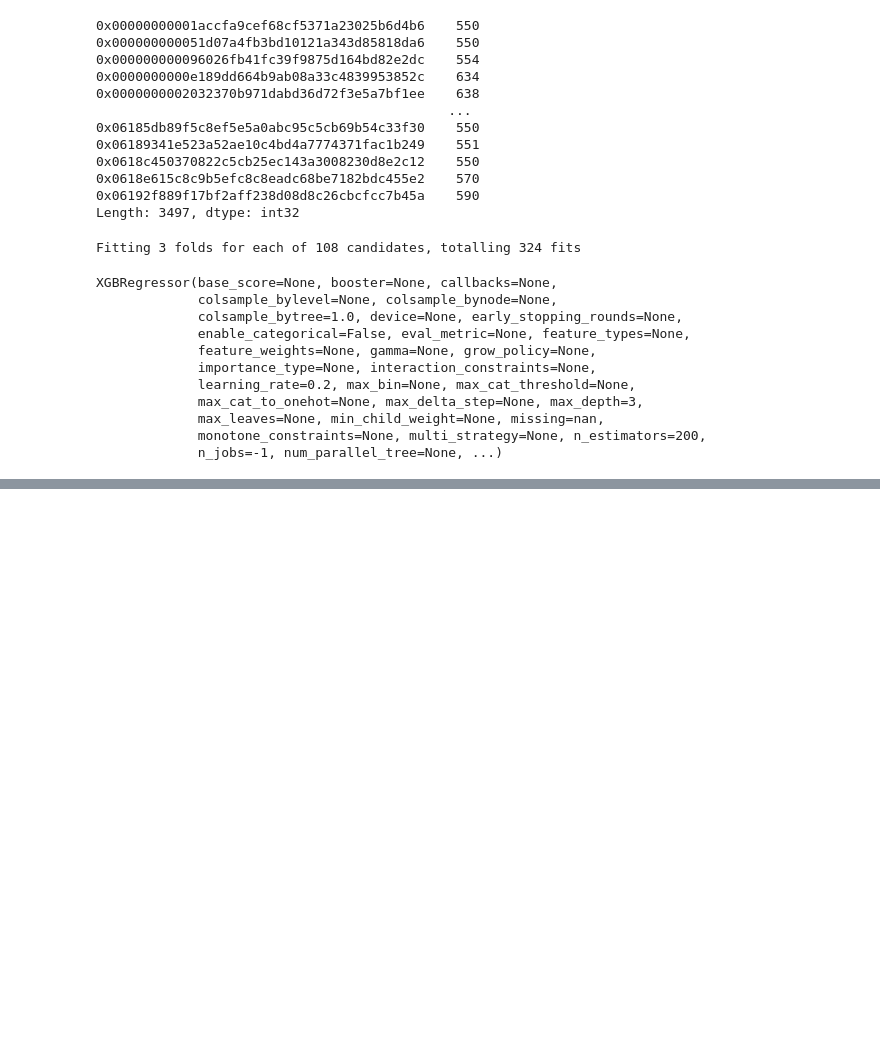
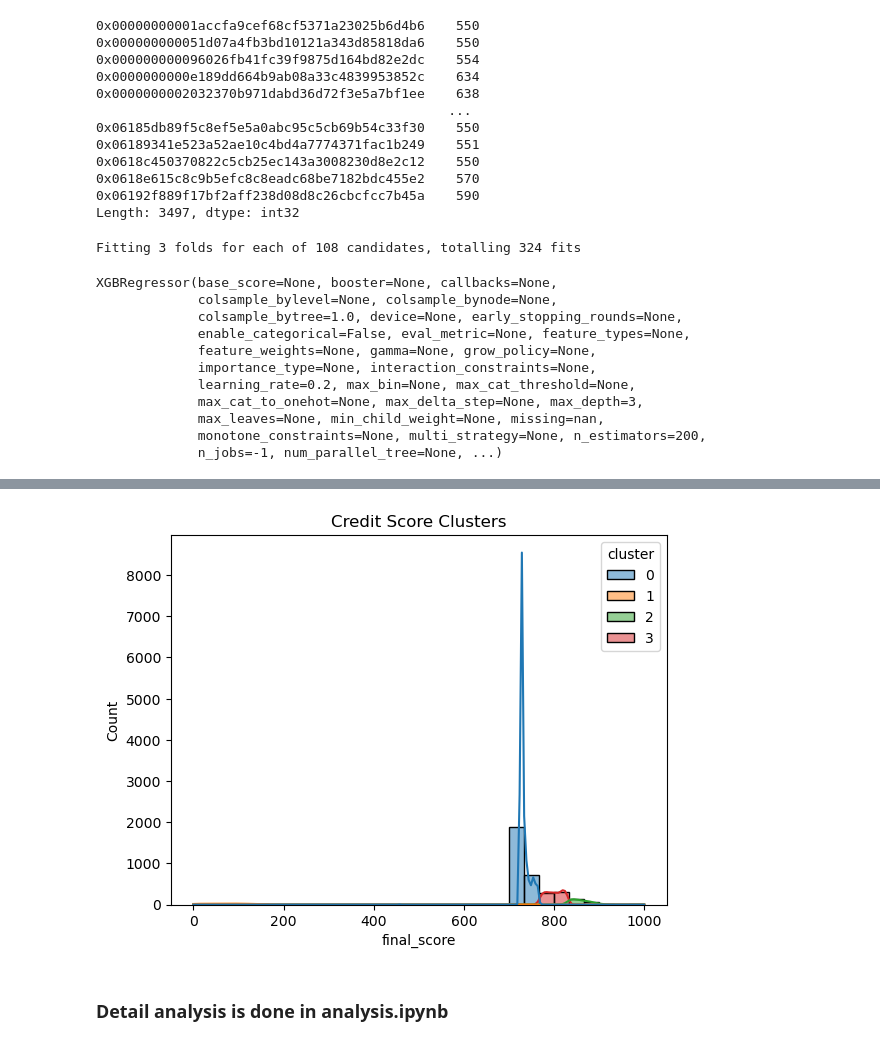
Before and after one commit to jayant1554/credit_score_defi, a Jupyter notebook: src/exp.ipynb, the cells around one changed output, grey strips where cells are left out. Drawn from its saved outputs; the diff is of its cells as text; code cells hidden in the pictures; blank space fills up the shorter version.

Commit message:
aupdated analysis

```diff
--- a/src/exp.ipynb
+++ b/src/exp.ipynb
@@ -159,0 +232,4 @@ Name: final_score, Length: 3497, dtype: int32
+# %%
+kmeans = KMeans(n_clusters=4, random_state=42)
+final_scores_clustered = final_scores.to_frame()
+final_scores_clustered['cluster'] = kmeans.fit_predict(X)
@@ -159,0 +261,10 @@ Name: final_score, Length: 3497, dtype: int32
+# %%
+import seaborn as sns
+
+sns.histplot(data=final_scores_clustered, x='final_score', hue='cluster', bins=30, palette='tab10', kde=True)
+plt.title('Credit Score Clusters')
+plt.show()
+# %% [output]
+[figure, added]
+# %% [markdown]
+### Detail analysis is done in analysis.ipynb
```
Also changed, not shown: parts of 14 cells of this notebook, 1 other file.
